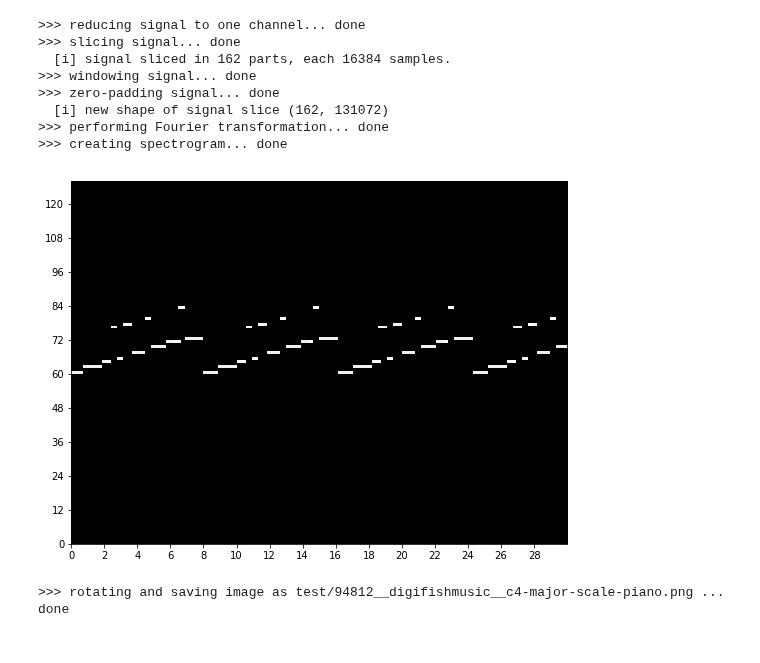
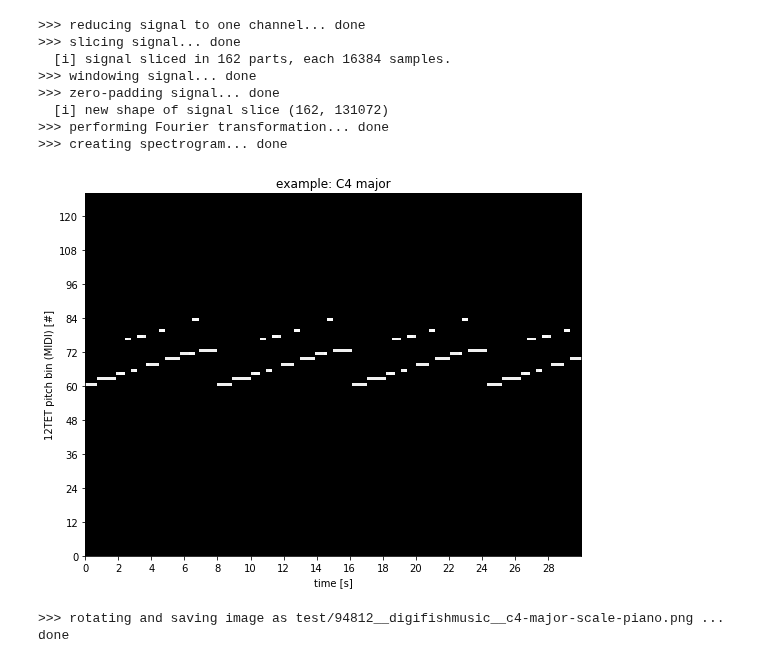
Before and after one commit to damilo/keyestcnn, a Jupyter notebook: 00.hlp/fft/fft.ipynb, the cells around one changed output. Cells and saved outputs as stored; diff of their text form; code cells hidden in the pictures.

```diff
--- a/00.hlp/fft/fft.ipynb
+++ b/00.hlp/fft/fft.ipynb
@@ -597,17 +646,18 @@ spectro = create_spectrogram (sig_fft_mags, freq_bins_f)
 # %%
 import matplotlib.pyplot as plt
 %matplotlib inline
 
 fig, axs = plt.subplots (1, 1)
 img = axs.imshow (spectro.T, origin='lower', cmap='gray', interpolation='nearest',\
                   aspect='auto', extent=(0, sig_len, 0, twtet_pitches.shape[0]))
 axs.set_yticks (range (0, 128, 12))
 axs.set_xticks (range (0, math.ceil(sig_len), 2))
+axs.set (ylabel='12TET pitch bin (MIDI) [#]', xlabel='time [s]', title='example: C4 major')
 
 fig.set_size_inches (640/fig.dpi, 480/fig.dpi)
 plt.show ()
 # %% [output]
-[figure, old version]
+[figure, new version]
 # %%
 # ----- edit images: convert to 8 Bit and rotate by 90 degrees
 from PIL import Image
```
Also changed, not shown: parts of 10 cells of this notebook.
